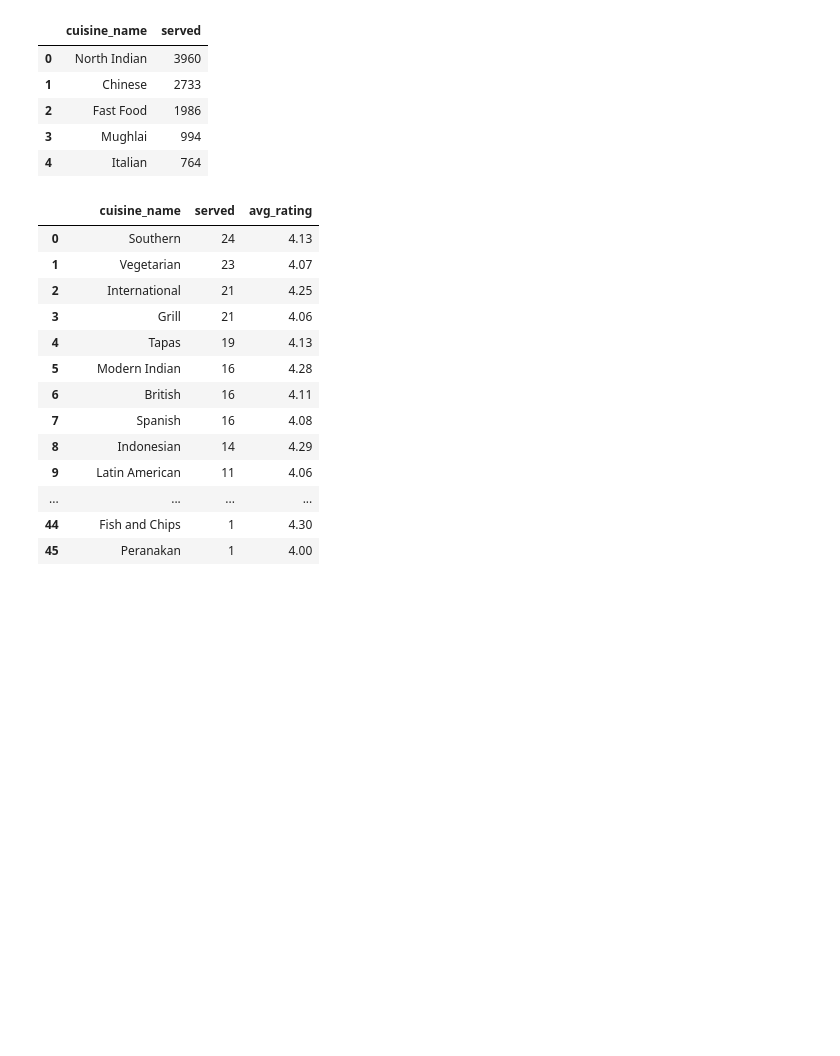
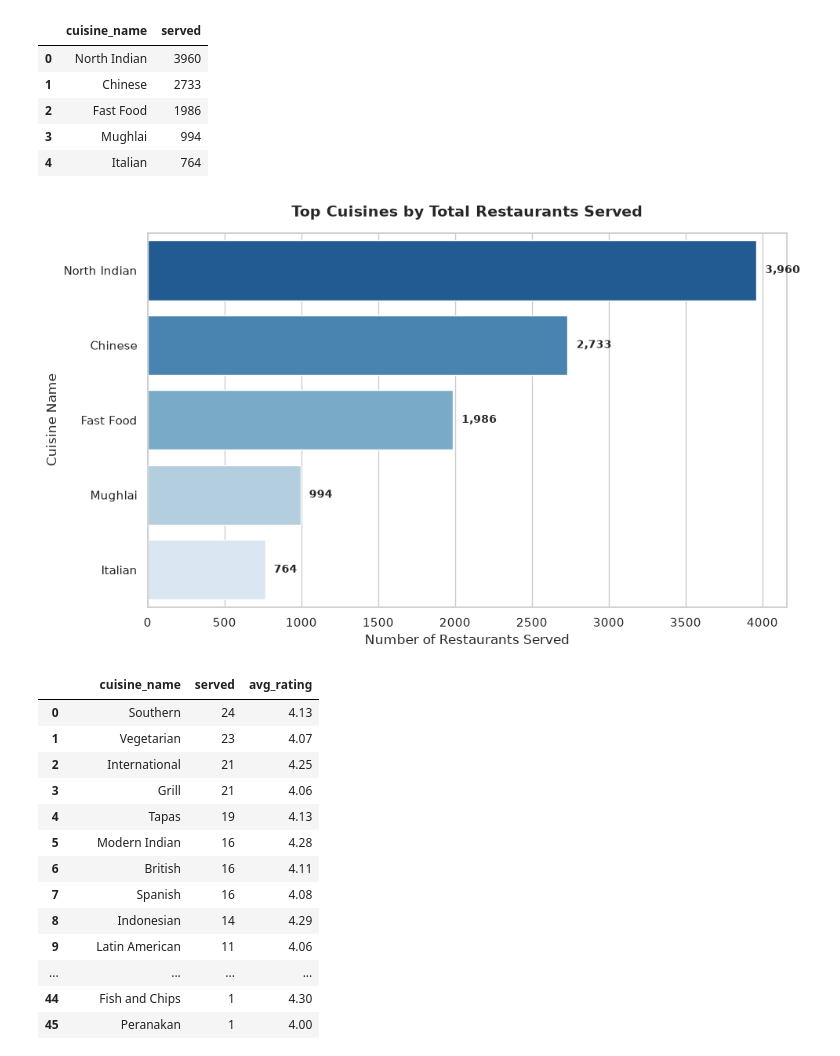
Before and after one commit to Kartika-Nidhi/Restaurant_Analysis_SQL, a Jupyter notebook: Restaurant_Analysis_SQl.ipynb, the cells around one changed output. Cells and saved outputs as stored; diff of their text form; code cells hidden in the pictures; blank space fills up the shorter version.

Commit message:
plot and suggestions added

```diff
--- a/Restaurant_Analysis_SQl.ipynb
+++ b/Restaurant_Analysis_SQl.ipynb
@@ -928,6 +928,47 @@ top_cuisine
 | 2 | Fast Food | 1986 |
 | 3 | Mughlai | 994 |
 | 4 | Italian | 764 |
+# %%
+sns.set_theme(style="whitegrid")
+plt.figure(figsize=(10, 6))
+
+
+ax = sns.barplot(
+    data=top_cuisine.sort_values(by="served", ascending=False),
+    x="served",
+    y="cuisine_name",
+    palette="Blues_r",
+    hue = 'cuisine_name',
+    legend = False,
+)
+
+
+plt.title(
+    "Top Cuisines by Total Restaurants Served", fontsize=14, fontweight="bold", pad=15
+)
+plt.xlabel("Number of Restaurants Served", fontsize=12)
+plt.ylabel("Cuisine Name", fontsize=12)
+
+
+for p in ax.patches:
+  width = p.get_width()
+  if width > 0:
+    ax.annotate(
+        f"{int(width):,}",
+        (width, p.get_y() + p.get_height() / 2.0),
+        ha="left",
+        va="center",
+        fontsize=10,
+        fontweight="bold",
+        xytext=(8, 0),
+        textcoords="offset points",
+    )
+
+
+plt.tight_layout()
+plt.show()
+# %% [output]
+[figure, added]
 # %%
 query = """
 SELECT cuisine_name, COUNT(*) served, ROUND(AVG(aggregate_rating), 2) AS avg_rating
```
Also changed, not shown: parts of 2 cells of this notebook.
